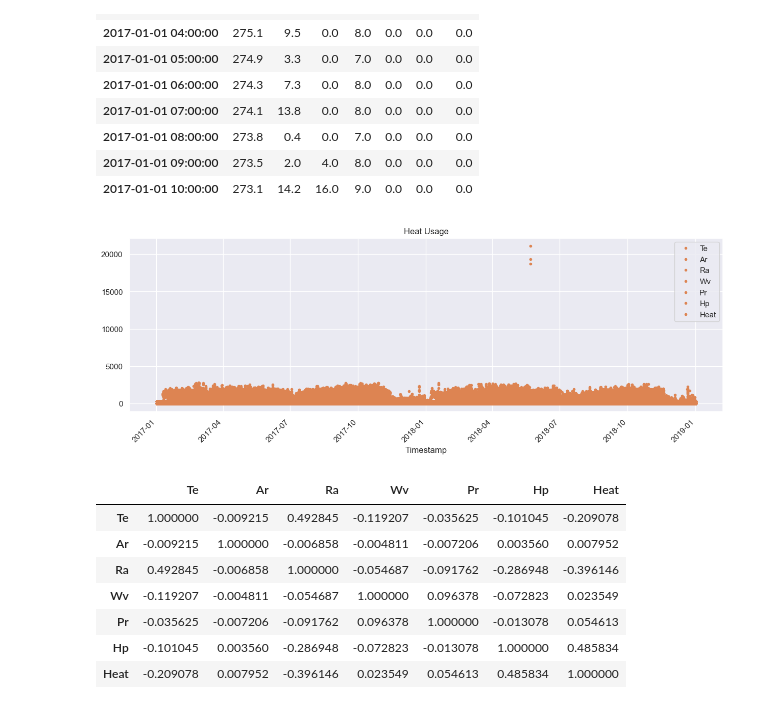
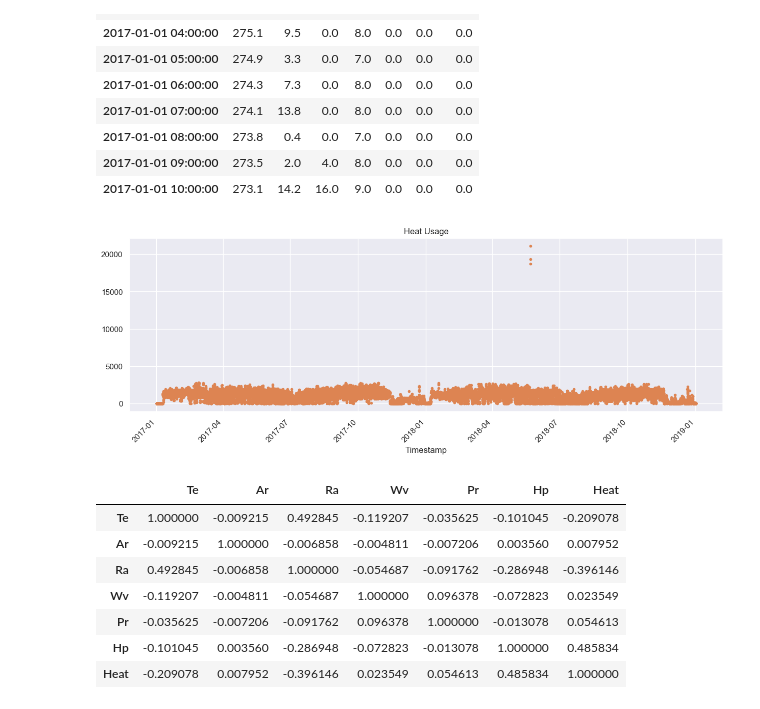
Before and after one commit to melisnv/data-science-projects, a Jupyter notebook: blue-radix-project/greenhouse-assessment.ipynb, the cells around one changed output. Cells and saved outputs as stored; diff of their text form; code cells hidden in the pictures.

```diff
--- a/blue-radix-project/greenhouse-assessment.ipynb
+++ b/blue-radix-project/greenhouse-assessment.ipynb
@@ -50,10 +50,10 @@ df.head(10)
 | 2017-01-01 09:00:00 | 273.5 | 2.0 | 4.0 | 8.0 | 0.0 | 0.0 | 0.0 |
 | 2017-01-01 10:00:00 | 273.1 | 14.2 | 16.0 | 9.0 | 0.0 | 0.0 | 0.0 |
 # %%
-df.plot(style=".", figsize=(15,5), color= color_pal[1], title="Heat Usage")
+df["Heat"].plot(style=".", figsize=(15,5), color= color_pal[1], title="Heat Usage")
 plt.xticks(rotation = 45);
 # %% [output]
-[figure, old version]
+[figure, new version]
 # %%
 df.corr()
 # %% [output]
```
Also changed, not shown: parts of 1 cell of this notebook.
